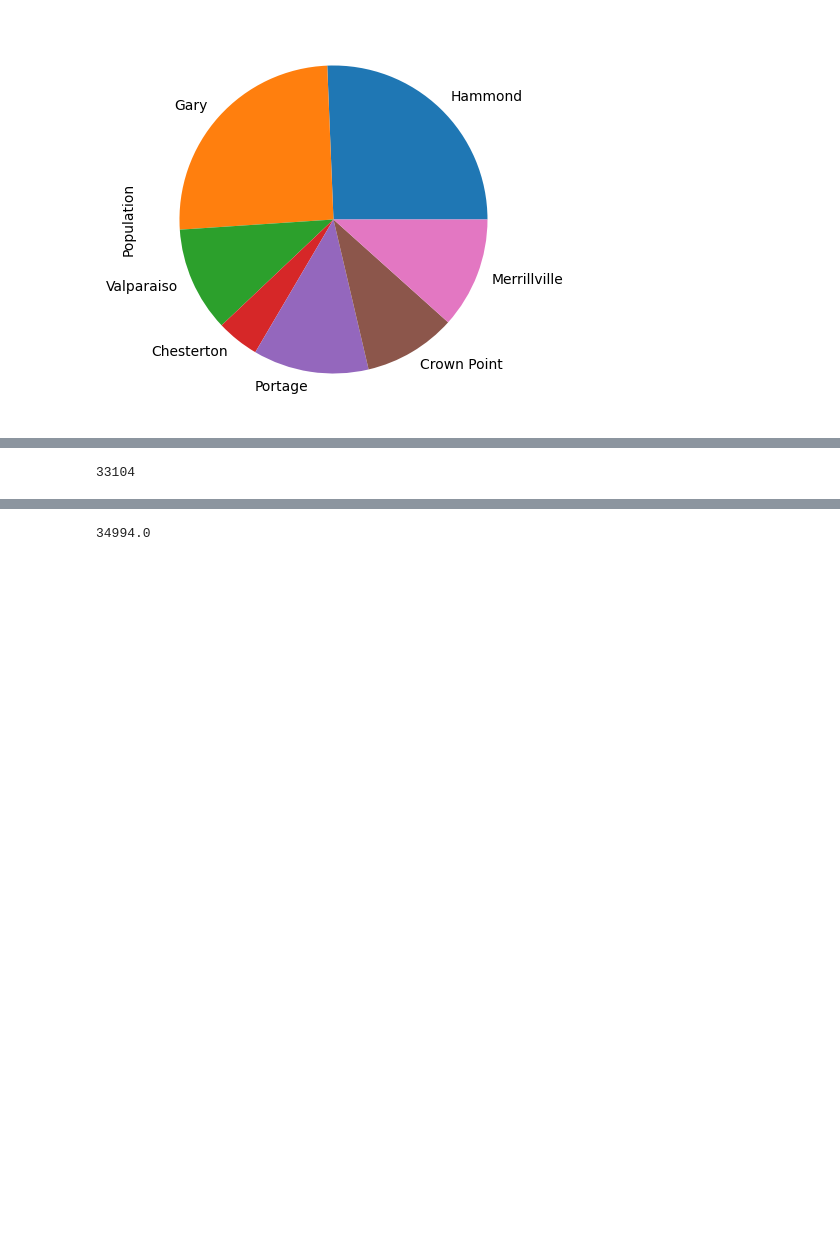
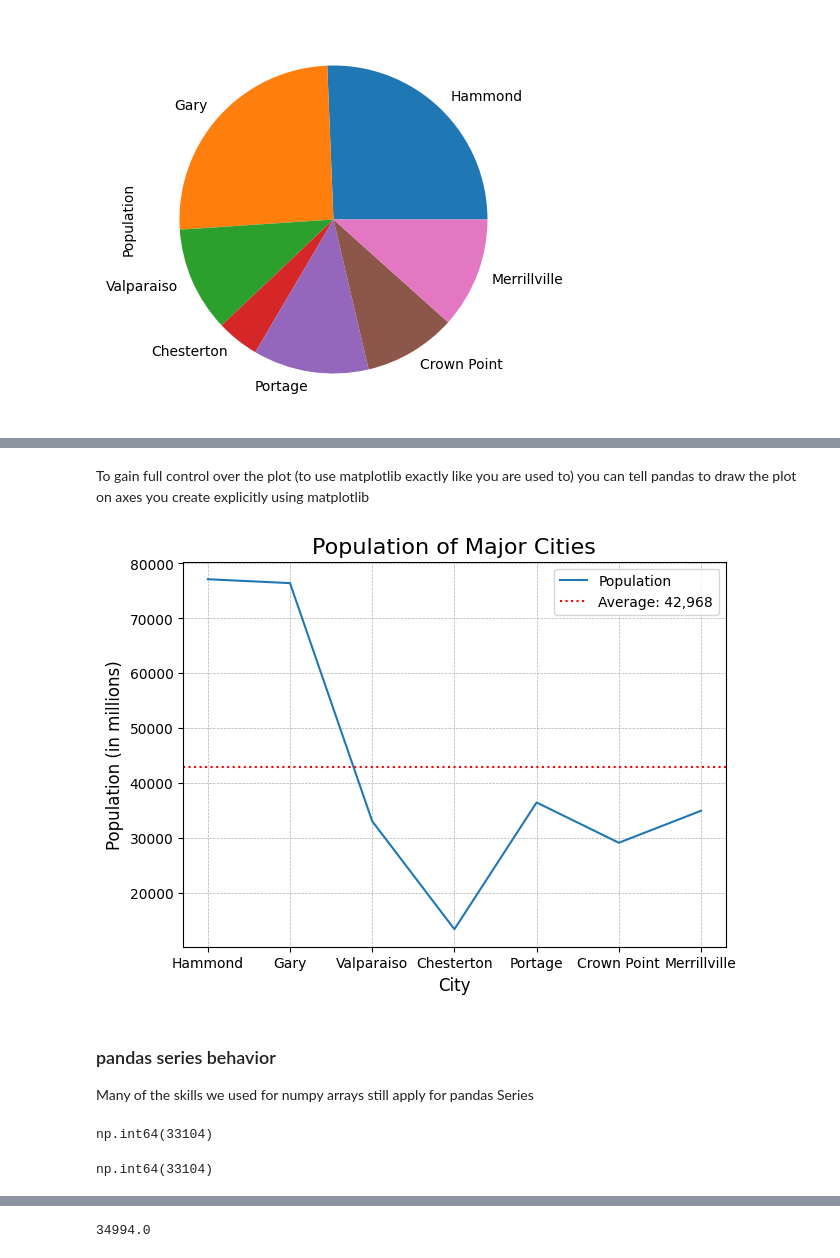
Before and after one commit to goodbyeskyharbor/PurdueNorthwest_PHYS308_ScientificComputing1, a Jupyter notebook: Notebooks/PHYS 308 - 09 - Pandas.ipynb, the cells around one changed output, grey strips where cells are left out. Cells and saved outputs as stored; diff of their text form; code cells hidden in the pictures; blank space fills up the shorter version.

```diff
--- a/Notebooks/PHYS 308 - 09 - Pandas.ipynb
+++ b/Notebooks/PHYS 308 - 09 - Pandas.ipynb
@@ -221,4 +323,39 @@ Pandas Series behaives like a numpy array
+# %% [markdown]
+To gain full control over the plot (to use matplotlib exactly like you are used to) you can tell pandas to draw the plot on axes you create explicitly using matplotlib
+# %%
+# Create plotting area (fig) and a subplot to draw on (ax)
+fig, ax = plt.subplots(figsize=(7, 5))
+
+# Use pandas to draw the plot on our axis
+s.plot(kind='line', ax=ax) # Pass the axes to pandas
+
+# Now we can use ax to customize everything directly
+ax.set_title("Population of Major Cities", fontsize=16)
+ax.set_xlabel("City", fontsize=12)
+ax.set_ylabel("Population (in millions)", fontsize=12)
+ax.grid(True, which='both', linestyle='--', linewidth=0.5)
+
+# Add a horizontal line for the average population
+average_pop = s.mean()
+ax.axhline(y=average_pop, color='r', linestyle=':', label=f'Average: {average_pop:,.0f}')
+
+# Display the legend
+ax.legend()
+
+# Display the plot.
+plt.show()
+# %% [output]
+[figure, added]
+# %% [markdown]
+### pandas series behavior
+
+Many of the skills we used for numpy arrays still apply for pandas Series
+# %%
+# This is being depricated because it is ambiguous (is 2 the index or label)
+s[2]
+# %% [output]
+np.int64(33104)
 # %%
-s[2]
+s.iloc[2]
 # %% [output]
-33104
+np.int64(33104)
```
Also changed, not shown: parts of 171 cells of this notebook.
